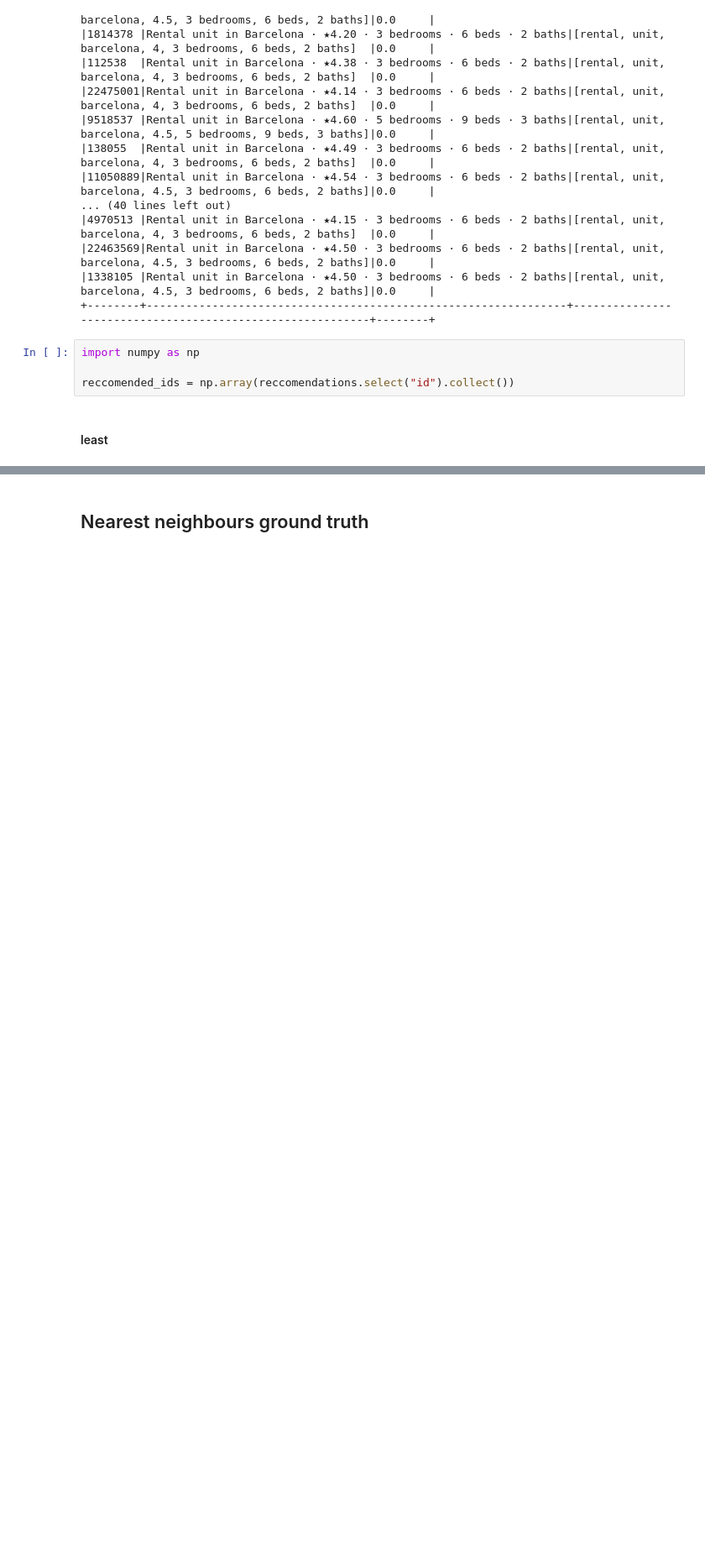
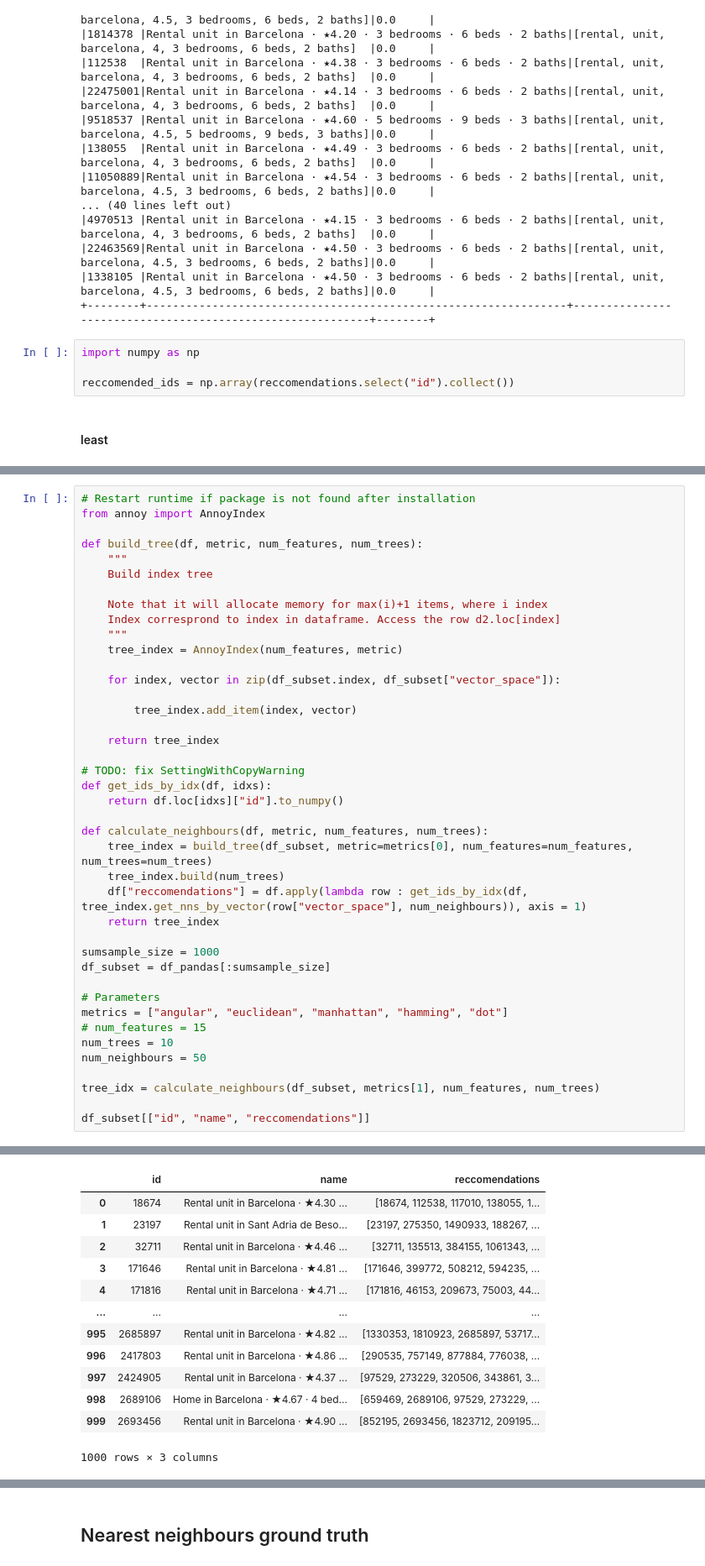
Before and after one commit to shandrayu/mining-massive-databases, a Jupyter notebook: notebooks/homework_pyspark_yuliia.ipynb, the cells around one changed output, grey strips where cells are left out. Shown at 84% size. Saved outputs shown, nothing was run; the diff lists cells and outputs as text; blank space fills up the shorter version.

```diff
--- a/notebooks/homework_pyspark_yuliia.ipynb
+++ b/notebooks/homework_pyspark_yuliia.ipynb
@@ -336,0 +372,42 @@ Query ID: 562020
+# %%
+# Restart runtime if package is not found after installation
+from annoy import AnnoyIndex
+
+def build_tree(df, metric, num_features, num_trees):
+    """
+    Build index tree
+
+    Note that it will allocate memory for max(i)+1 items, where i index
+    Index corresprond to index in dataframe. Access the row d2.loc[index]
+    """
+    tree_index = AnnoyIndex(num_features, metric)
+
+    for index, vector in zip(df_subset.index, df_subset["vector_space"]):
+
+        tree_index.add_item(index, vector)
+
+    return tree_index
+
+# TODO: fix SettingWithCopyWarning
+def get_ids_by_idx(df, idxs):
+    return df.loc[idxs]["id"].to_numpy()
+
+def calculate_neighbours(df, metric, num_features, num_trees):
+    tree_index = build_tree(df_subset, metric=metrics[0], num_features=num_features, num_trees=num_trees)
+    tree_index.build(num_trees)
+    df["reccomendations"] = df.apply(lambda row : get_ids_by_idx(df, tree_index.get_nns_by_vector(row["vector_space"], num_neighbours)), axis = 1)
+    return tree_index
+
+sumsample_size = 1000
+df_subset = df_pandas[:sumsample_size]
+
+# Parameters
+metrics = ["angular", "euclidean", "manhattan", "hamming", "dot"]
+# num_features = 15
+num_trees = 10
+num_neighbours = 50
+
+tree_idx = calculate_neighbours(df_subset, metrics[1], num_features, num_trees)
+
+df_subset[["id", "name", "reccomendations"]]
+# %% [output]
@@ -336,0 +419,13 @@ Query ID: 562020
+|  | id | name | reccomendations |
+| 0 | 18674 | Rental unit in Barcelona · ★4.30 ... | [18674, 112538, 117010, 138055, 1... |
+| 1 | 23197 | Rental unit in Sant Adria de Beso... | [23197, 275350, 1490933, 188267, ... |
+| 2 | 32711 | Rental unit in Barcelona · ★4.46 ... | [32711, 135513, 384155, 1061343, ... |
+| 3 | 171646 | Rental unit in Barcelona · ★4.81 ... | [171646, 399772, 508212, 594235, ... |
+| 4 | 171816 | Rental unit in Barcelona · ★4.71 ... | [171816, 46153, 209673, 75003, 44... |
+| ... | ... | ... | ... |
+| 995 | 2685897 | Rental unit in Barcelona · ★4.82 ... | [1330353, 1810923, 2685897, 53717... |
+| 996 | 2417803 | Rental unit in Barcelona · ★4.86 ... | [290535, 757149, 877884, 776038, ... |
+| 997 | 2424905 | Rental unit in Barcelona · ★4.37 ... | [97529, 273229, 320506, 343861, 3... |
+| 998 | 2689106 | Home in Barcelona · ★4.67 · 4 bed... | [659469, 2689106, 97529, 273229, ... |
+| 999 | 2693456 | Rental unit in Barcelona · ★4.90 ... | [852195, 2693456, 1823712, 209195... |
+1000 rows × 3 columns
```
Also changed, not shown: parts of 36 cells of this notebook.
